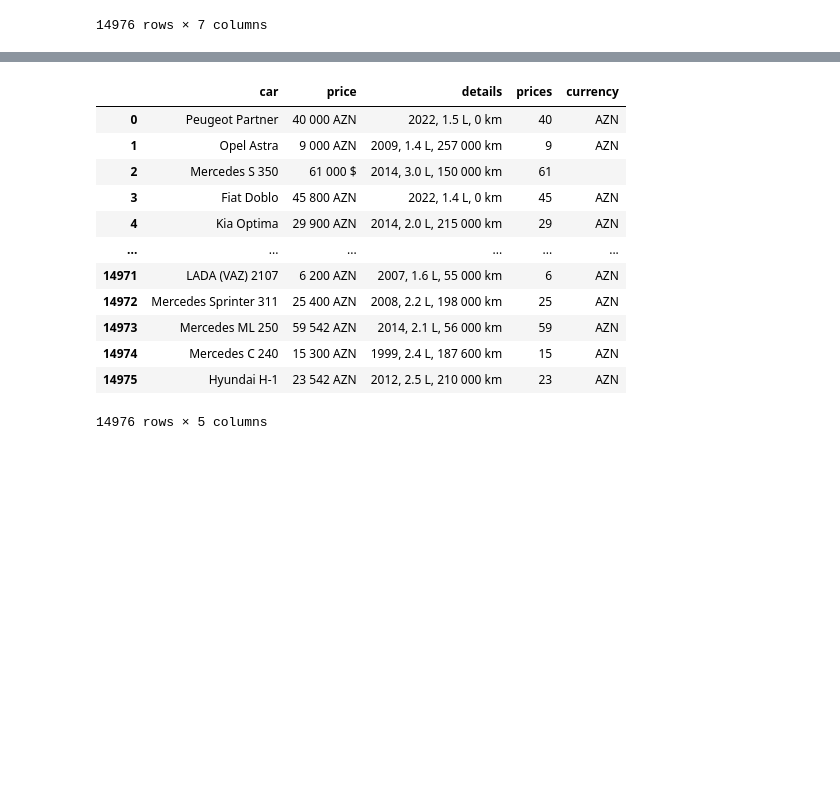
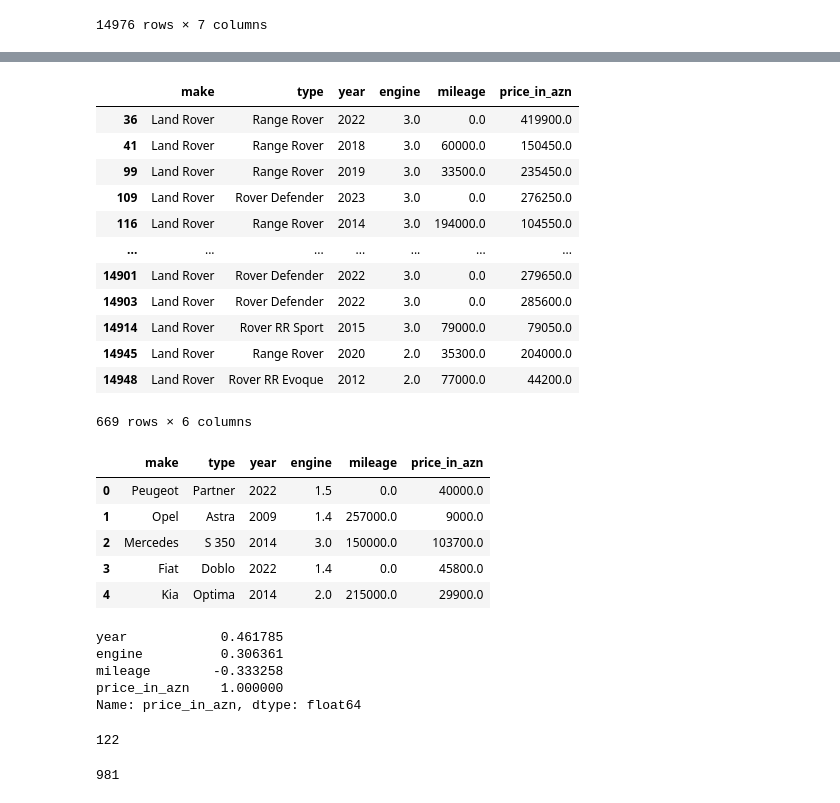
Before and after one commit to hasanzeynal/Streamlit-Car-Price, a Jupyter notebook: modelling/modelling.ipynb, the cells around one changed output, grey strips where cells are left out. Cells and saved outputs as stored; diff of their text form; code cells hidden in the pictures; blank space fills up the shorter version.

```diff
--- a/modelling/modelling.ipynb
+++ b/modelling/modelling.ipynb
@@ -26,4 +35,2 @@ df
 # %%
-df.replace({'price':{'':''}},inplace=True)
+df.drop('Unnamed: 0', axis=1, inplace=True)
-# %%
-df['currency'] = df['price'].str.extract('($|AZN)')
@@ -35,16 +83,44 @@ re.findall(r'\W+','61000 AZN')
+# %%
+df['make'] = df['make'].replace({'Land':'Land Rover'})
+df['type'] = df['type'].replace({' Rover Range Rover':' Range Rover'})
+# %%
+df[df['make']=='Land Rover']
+# %% [output]
+|  | make | type | year | engine | mileage | price_in_azn |
+| 36 | Land Rover | Range Rover | 2022 | 3.0 | 0.0 | 419900.0 |
+| 41 | Land Rover | Range Rover | 2018 | 3.0 | 60000.0 | 150450.0 |
+| 99 | Land Rover | Range Rover | 2019 | 3.0 | 33500.0 | 235450.0 |
+| 109 | Land Rover | Rover Defender | 2023 | 3.0 | 0.0 | 276250.0 |
+| 116 | Land Rover | Range Rover | 2014 | 3.0 | 194000.0 | 104550.0 |
+| ... | ... | ... | ... | ... | ... | ... |
+| 14901 | Land Rover | Rover Defender | 2022 | 3.0 | 0.0 | 279650.0 |
+| 14903 | Land Rover | Rover Defender | 2022 | 3.0 | 0.0 | 285600.0 |
+| 14914 | Land Rover | Rover RR Sport | 2015 | 3.0 | 79000.0 | 79050.0 |
+| 14945 | Land Rover | Range Rover | 2020 | 2.0 | 35300.0 | 204000.0 |
+| 14948 | Land Rover | Rover RR Evoque | 2012 | 2.0 | 77000.0 | 44200.0 |
+669 rows × 6 columns
 # %%
-df
+df.head()
 # %% [output]
-|  | car | price | details | prices | currency |
-| 0 | Peugeot Partner | 40 000 AZN | 2022, 1.5 L, 0 km | 40 | AZN |
-| 1 | Opel Astra | 9 000 AZN | 2009, 1.4 L, 257 000 km | 9 | AZN |
-| 2 | Mercedes S 350 | 61 000 $ | 2014, 3.0 L, 150 000 km | 61 |  |
-| 3 | Fiat Doblo | 45 800 AZN | 2022, 1.4 L, 0 km | 45 | AZN |
-| 4 | Kia Optima | 29 900 AZN | 2014, 2.0 L, 215 000 km | 29 | AZN |
-| ... | ... | ... | ... | ... | ... |
-| 14971 | LADA (VAZ) 2107 | 6 200 AZN | 2007, 1.6 L, 55 000 km | 6 | AZN |
-| 14972 | Mercedes Sprinter 311 | 25 400 AZN | 2008, 2.2 L, 198 000 km | 25 | AZN |
-| 14973 | Mercedes ML 250 | 59 542 AZN | 2014, 2.1 L, 56 000 km | 59 | AZN |
-| 14974 | Mercedes C 240 | 15 300 AZN | 1999, 2.4 L, 187 600 km | 15 | AZN |
-| 14975 | Hyundai H-1 | 23 542 AZN | 2012, 2.5 L, 210 000 km | 23 | AZN |
+|  | make | type | year | engine | mileage | price_in_azn |
+| 0 | Peugeot | Partner | 2022 | 1.5 | 0.0 | 40000.0 |
+| 1 | Opel | Astra | 2009 | 1.4 | 257000.0 | 9000.0 |
+| 2 | Mercedes | S 350 | 2014 | 3.0 | 150000.0 | 103700.0 |
+| 3 | Fiat | Doblo | 2022 | 1.4 | 0.0 | 45800.0 |
+| 4 | Kia | Optima | 2014 | 2.0 | 215000.0 | 29900.0 |
-14976 rows × 5 columns
+# %%
+df.corr()['price_in_azn']
+# %% [output]
+year            0.461785
+engine          0.306361
+mileage        -0.333258
+price_in_azn    1.000000
+Name: price_in_azn, dtype: float64
+# %%
+df['make'].nunique()
+# %% [output]
+122
+# %%
+df['type'].nunique()
+# %% [output]
+981
```
Also changed, not shown: parts of 24 cells of this notebook.
